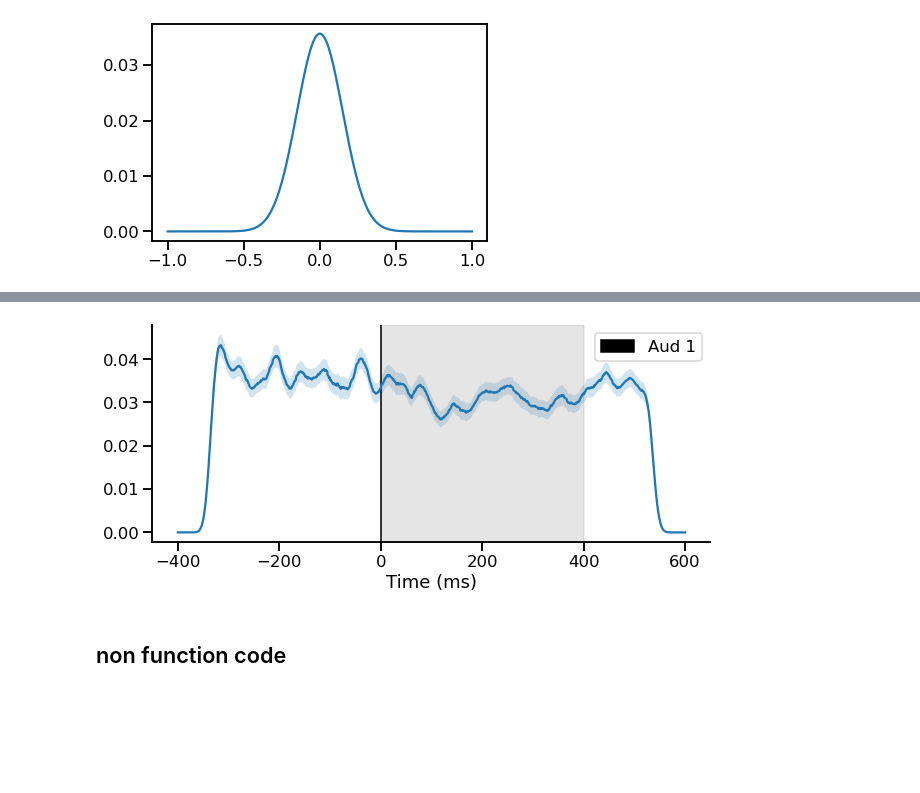
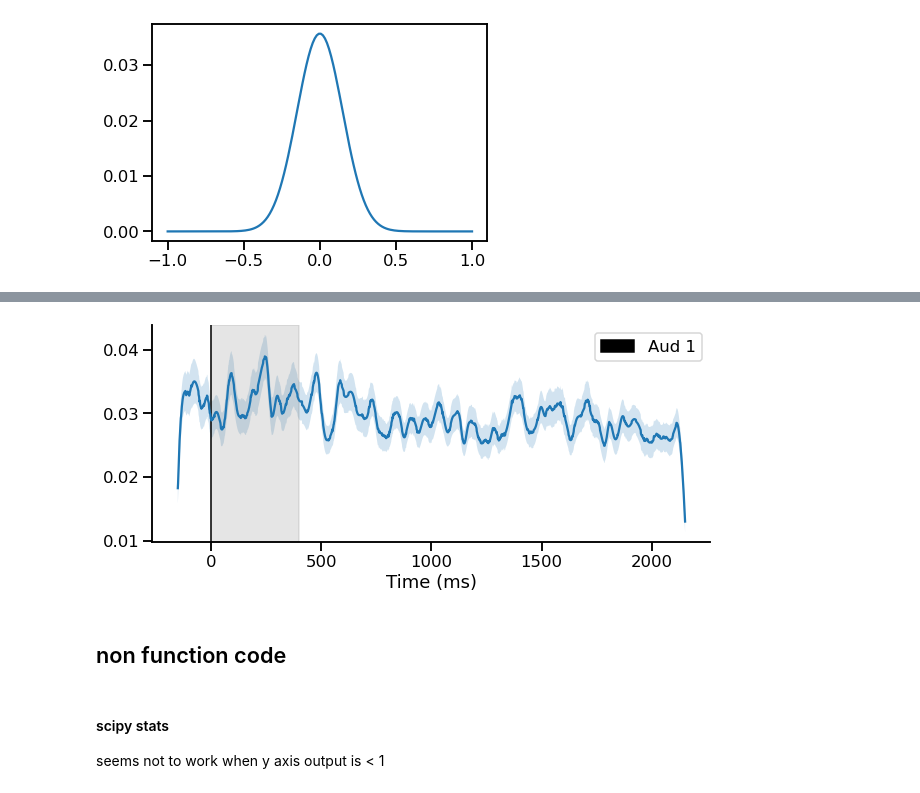
Before and after one commit to Brody-Lab/jbreda_PWM_mPFC_analysis, a Jupyter notebook: event_centering.ipynb, the cells around one changed output, grey strips where cells are left out. Saved outputs shown, nothing was run; the diff lists cells and outputs as text; code cells hidden in the pictures; blank space fills up the shorter version.

Commit message:
convoling for 2s trials, updated .ignore for .npy files, end of day

```diff
--- a/event_centering.ipynb
+++ b/event_centering.ipynb
@@ -45,5 +45,5 @@ spks_path = os.path.join(sess_path, spks_mat)
 
 # load & wrangle
 beh_df, spks_dict = load_and_wrangle(beh_path, spks_path, overwrite=False)
-sess_aligned = event_align_session(spks_dict, beh_df, sess_path)
+sess_aligned = event_align_session(spks_dict, beh_df, sess_path, overwrite=True)
 # %% [output]
@@ -122,11 +101,12 @@ def binarize_event(event_aligned_spks, window, bin_size):
     bin_centers = np.arange((window[0] * 0.001) + half_bin, (window[1] * 0.001), bin_size)
     n_bins = len(bin_centers)
 
-    for trial_spks in range(300):
+    for trial_spks in range(len(event_aligned_spks)):
 
         binarized_trial = np.zeros((n_bins))
 
         for ibin in range(n_bins):
+
 
             spk_in_ibin = np.logical_and(event_aligned_spks[trial_spks] >= (bin_centers[ibin] - half_bin),
                                         event_aligned_spks[trial_spks] <= (bin_centers[ibin] + half_bin))
@@ -138,4 +118,4 @@ def binarize_event(event_aligned_spks, window, bin_size):
 
     return binarized_spks
 # %%
-test = binarize_event(sess_aligned[0]['aud1on'],[-400, 600], 0.001)
+test = binarize_event(sess_aligned[0]['delay2s'],[0,2000], 0.001)
@@ -162,8 +133,3 @@ plt.plot(x, kernal_normalized)
 # %% [output]
 [<matplotlib.lines.Line2D at 0x...>]
 [figure]
-# %%
-x = np.linspace(-1.0, 1.0, 150)
-kernal = exponential(x, sigma)
-kernal_normalized = kernal/np.sum(kernal)
-plt.plot(x, kernal_normalized)
@@ -190,31 +136,35 @@ plt.plot(time, test_mean)
 # %%
 conv_trial= []
 
 for trial in test:
-    smoothed = np.convolve(trial, kernal_normalized)
+    smoothed = np.convolve(trial, kernal_normalized, mode = 'same')
     smoothed = np.where(smoothed == 0, np.nan, smoothed)
     conv_trial.append(smoothed)
 
 conv_trial = np.array(conv_trial)
 
 test_mean = np.nanmean(conv_trial, axis=0)
 test_sem = stats.sem(conv_trial, axis=0, nan_policy='omit')
 
-time = np.linspace(-400 ,  600, len(test_mean))
+time = np.linspace(-150, 2150, len(test_mean))
 
 fig, ax = plt.subplots(figsize = (10, 4))
 ax.plot(time, test_mean)
 ax.fill_between(time, test_mean - test_sem, test_mean + test_sem, alpha = 0.2 )
 
 plt.axvspan(0,400, alpha = 0.2, color = 'grey')
 plt.axvspan(0,0.000001, color = 'black', label = 'Aud 1')
 ax.set(xlabel = "Time (ms)")
 plt.legend()
 sns.despine()
 # %% [output]
-[figure, old version]
+[figure, new version]
 # %% [markdown]
 ## non function code
+# %% [markdown]
+#### scipy stats
+
+seems not to work when y axis output is < 1
 # %%
 # these are names in the beh_df
 df_event = ['aud1_on', 'aud1_off', 'aud2_on', 'aud2_off', 'aud1_on']
```
Also changed, not shown: parts of 15 cells of this notebook, 3 other files.
